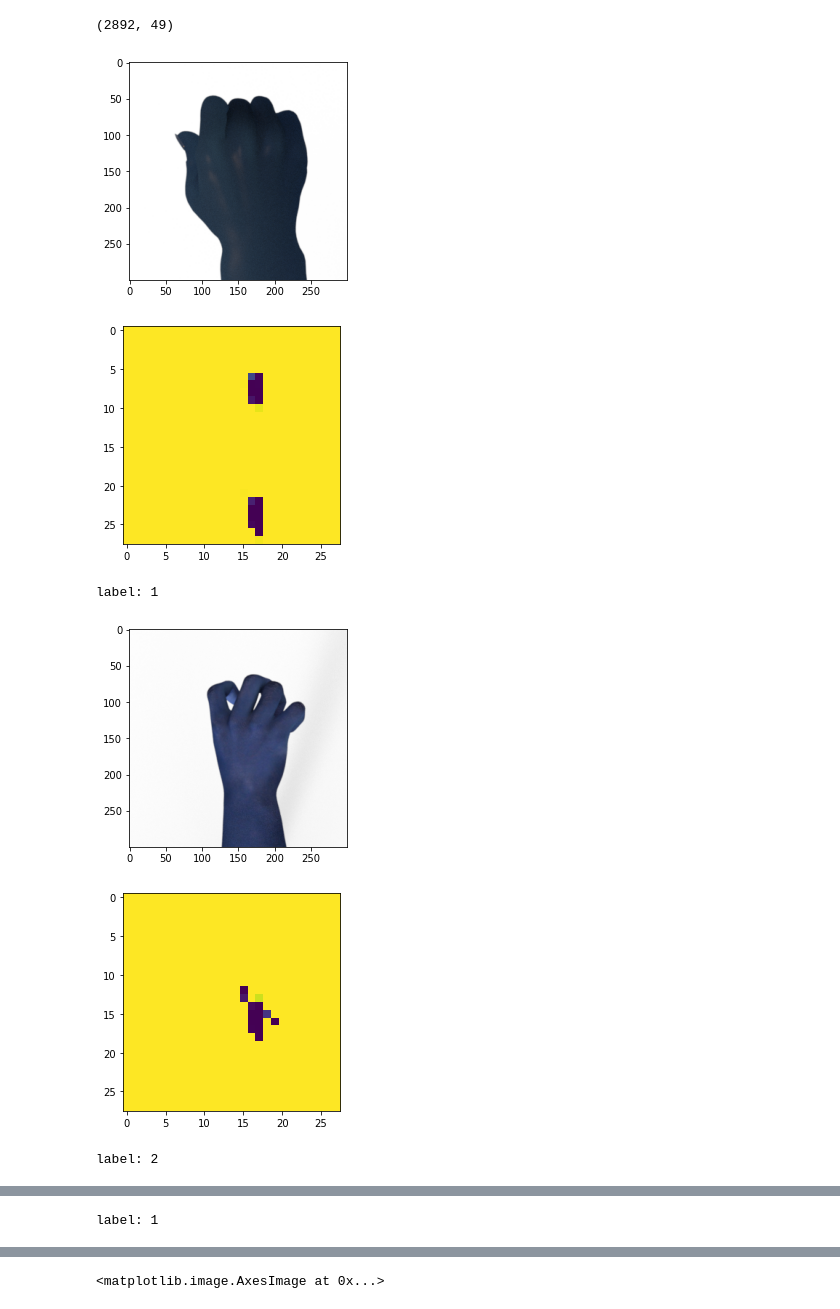
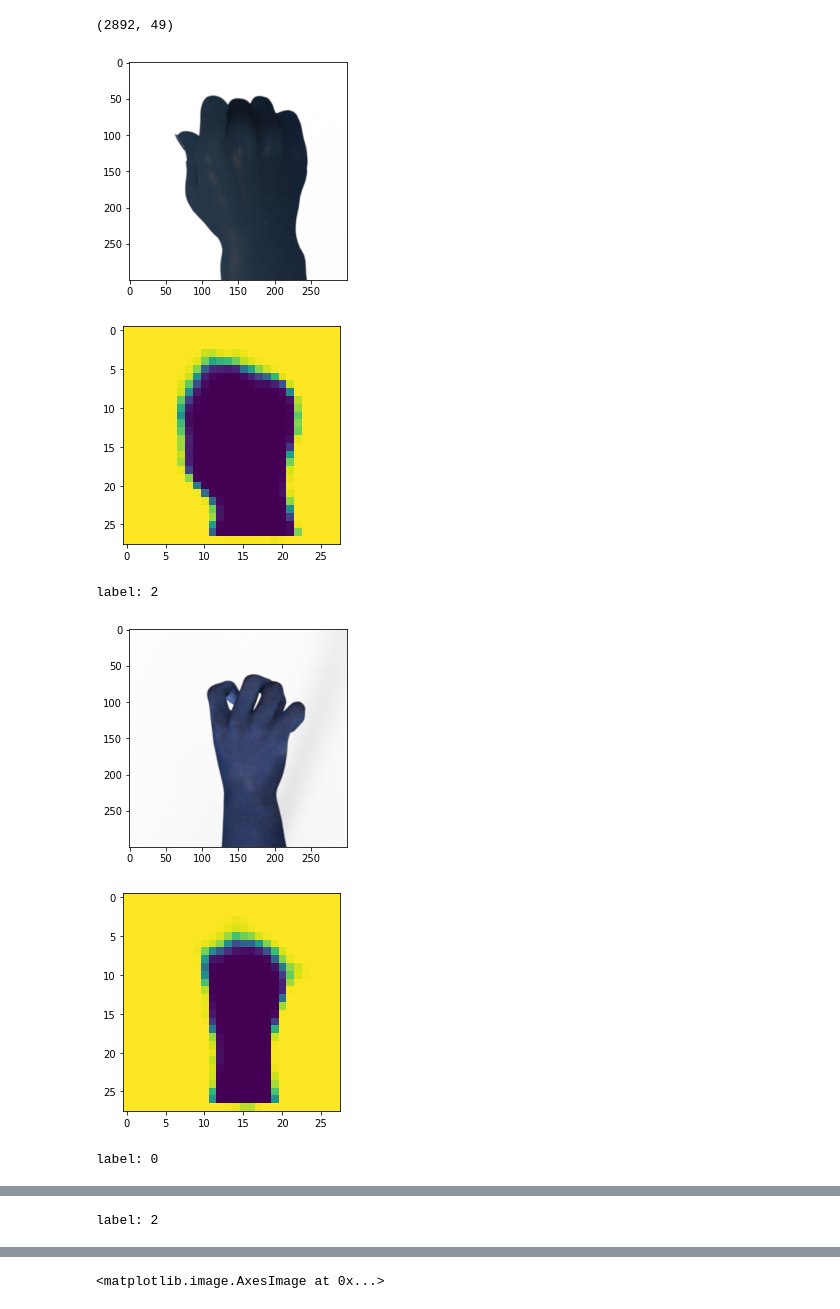
Before and after one commit to papa-ours/codeml-2021, a Jupyter notebook: challenge-6/challenge-6.ipynb, the cells around one changed output, grey strips where cells are left out. Drawn from its saved outputs; the diff is of its cells as text; code cells hidden in the pictures.

```diff
--- a/challenge-6/challenge-6.ipynb
+++ b/challenge-6/challenge-6.ipynb
@@ -110,7 +113,7 @@ def count_fingers(filename):
     return count
 # %%
 
-for i in range(30, 50):
+for i in range(200, 300):
     n_fingers = count_fingers(train_files[i])
 
     img = cv2.imread(train_files[i])
@@ -149,0 +139,18 @@ plt.imshow(cv2.bitwise_and(img2,img2,mask=circular_roi))
+# %%
+test_files = glob.glob(os.path.join(DATA_DIR, 'testing', 'testing', '*.png'))
+test_files_names = [os.path.split(file)[1] for file in test_files]
+labels = []
+
+for file in test_files:
+
+    fingers = count_fingers(file)
+
+    if fingers < 2:
+        labels.append("rock")
+    elif fingers == 2:
+        labels.append("scissors")
+    else:
+        labels.append("paper")
+
+df = pd.DataFrame({"Name": test_files_names, "Labels": labels})
+df.to_csv("submission_1.csv", index=False)
@@ -157,7 +166,7 @@ def preprocess_img(img):
 
     img = cv2.resize(img, (28, 28))
 
-    return img
+    return img/255.0
 
 def load_data(files):
     images = []
@@ -166,7 +175,7 @@ def load_data(files):
         img = preprocess_img(img)
         images.append(img)
 
-    return np.array(images)/255.0
+    return np.array(images)
 
 images = load_data(train_files)
 # %%
@@ -230,7 +239,9 @@ e = MaxPooling2D((2, 2))(e)
 e = Conv2D(64, (3, 3), activation='relu')(e)
 e = MaxPooling2D((2, 2))(e)
 e = Conv2D(64, (3, 3), activation='relu')(e)
-l = Flatten()(e)
+r = Flatten()(e)
+r = Dense(25, activation='softmax')(r)
+l = Flatten()(r)
 l = Dense(49, activation='softmax')(l)
 
 #DECODER
@@ -293,25 +310,28 @@ kmeans = KMeans(n_clusters=3, random_state=0).fit(x_train_encoded)
 # %%
+
+
+
 for i in range(30, 50):
 
     img = cv2.imread(train_files[i])
     img_processed = preprocess_img(img)
 
     encoded_img = encoder.predict(img_processed.reshape(1,28,28))
 
-    encoded_img = pca.transform(encoded_img)
+#     encoded_img = pca.transform(encoded_img)
     label = kmeans.predict(encoded_img)[0]
 
     remade_img = model.predict(img_processed.reshape(1,28,28))
     plt.imshow(img)
     plt.show()
     plt.imshow(remade_img[0])
     plt.show()
     print(f"label: {label}")
 # %% [output]
 [figure]
-[figure, old version]
+[figure, new version]
-label: 1
+label: 2
 [figure]
-[figure, old version]
+[figure, new version]
-label: 2
+label: 0
 [figure]
@@ -319,2 +339,2 @@ label: 2
-label: 1
+label: 2
 [figure]
```
Also changed, not shown: parts of 10 cells of this notebook, 1 other file.
